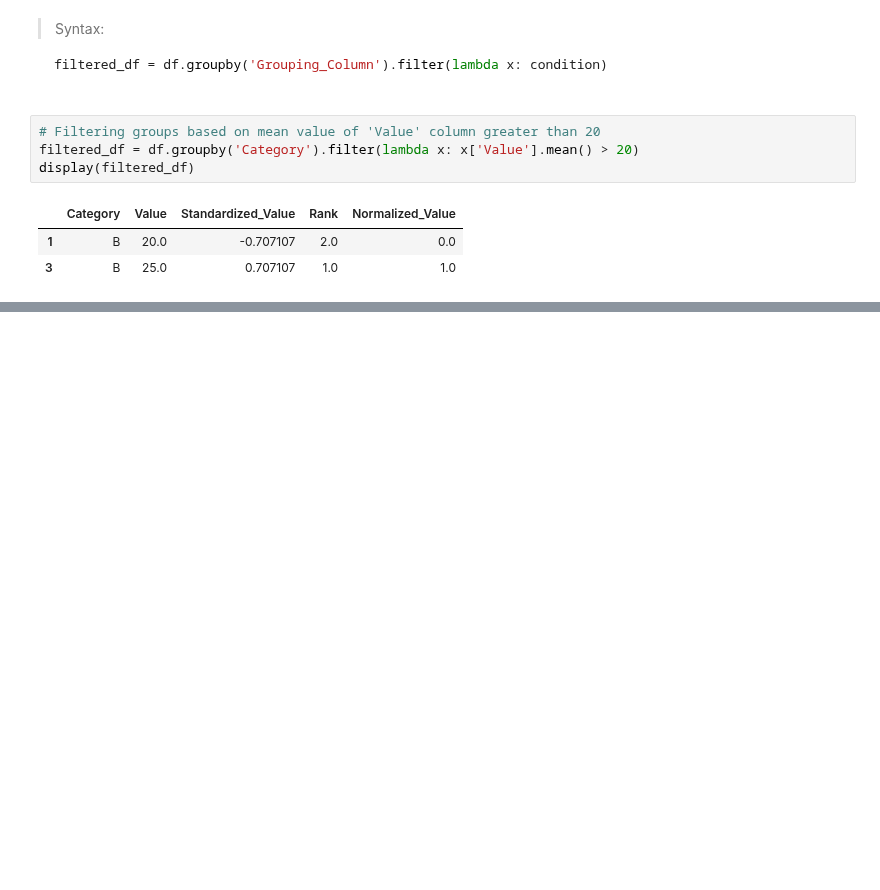
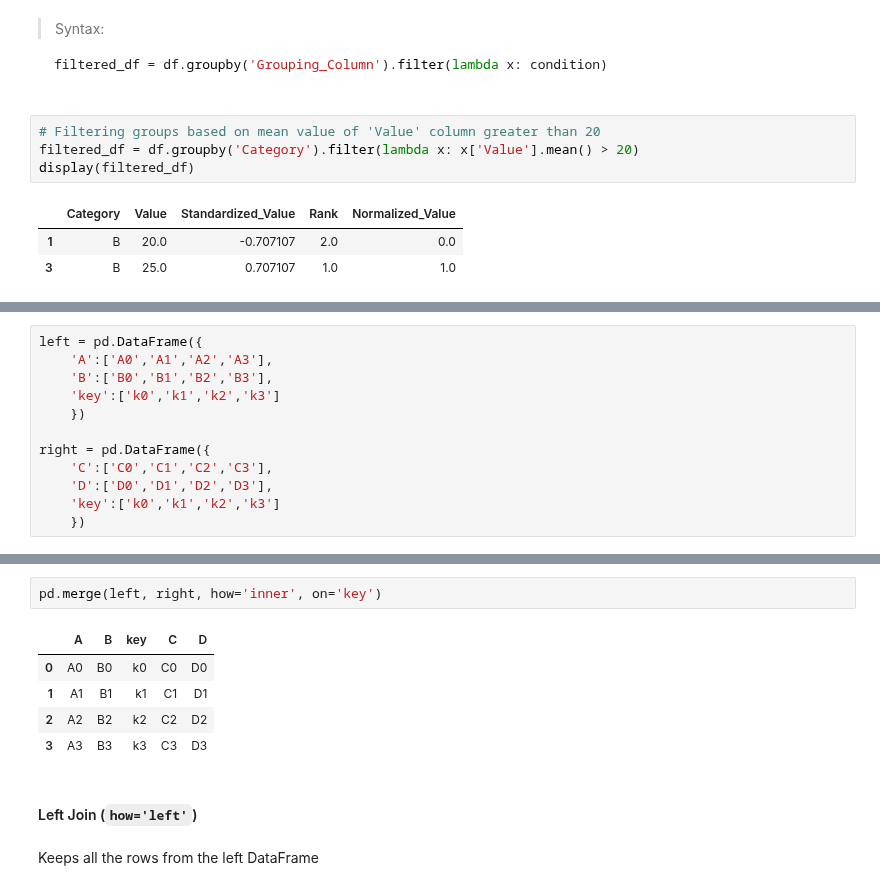
Before and after one commit to abhimanyus1997/ML-Basics, a Jupyter notebook: misc-notebooks/Pandas - Basics.ipynb, the cells around one changed output, grey strips where cells are left out. Cells and saved outputs as stored; diff of their text form; blank space fills up the shorter version.

```diff
--- a/misc-notebooks/Pandas - Basics.ipynb
+++ b/misc-notebooks/Pandas - Basics.ipynb
@@ -1150,0 +1244,12 @@ display(filtered_df)
+# %%
+left = pd.DataFrame({
+    'A':['A0','A1','A2','A3'],
+    'B':['B0','B1','B2','B3'],
+    'key':['k0','k1','k2','k3']
+    })
+
+right = pd.DataFrame({
+    'C':['C0','C1','C2','C3'],
+    'D':['D0','D1','D2','D3'],
+    'key':['k0','k1','k2','k3']
+    })
@@ -1150,0 +1264,12 @@ display(filtered_df)
+# %%
+pd.merge(left, right, how='inner', on='key')
+# %% [output]
+|  | A | B | key | C | D |
+| 0 | A0 | B0 | k0 | C0 | D0 |
+| 1 | A1 | B1 | k1 | C1 | D1 |
+| 2 | A2 | B2 | k2 | C2 | D2 |
+| 3 | A3 | B3 | k3 | C3 | D3 |
+# %% [markdown]
+#### Left Join (`how='left'`)
+# %% [markdown]
+Keeps all the rows from the left DataFrame
```
Also changed, not shown: parts of 25 cells of this notebook.
